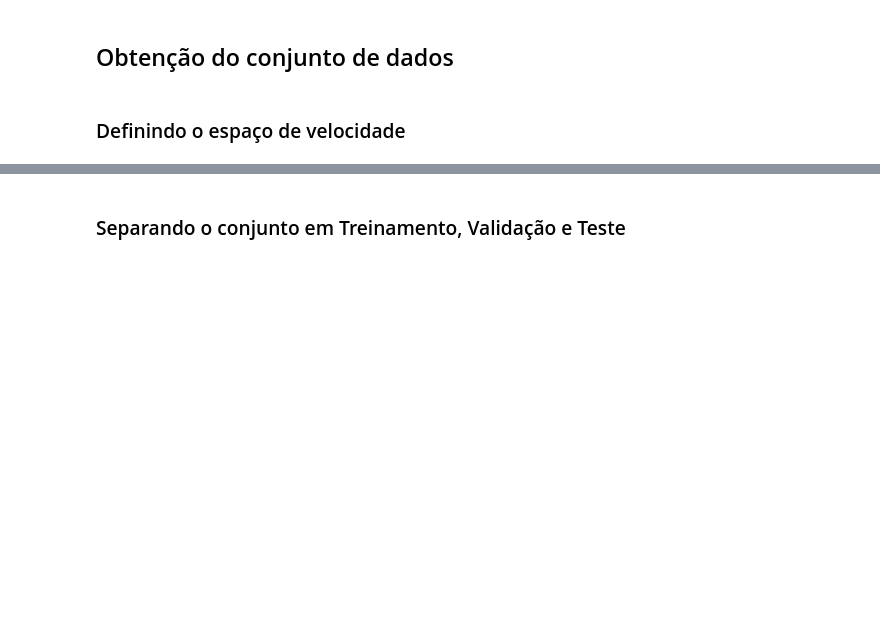
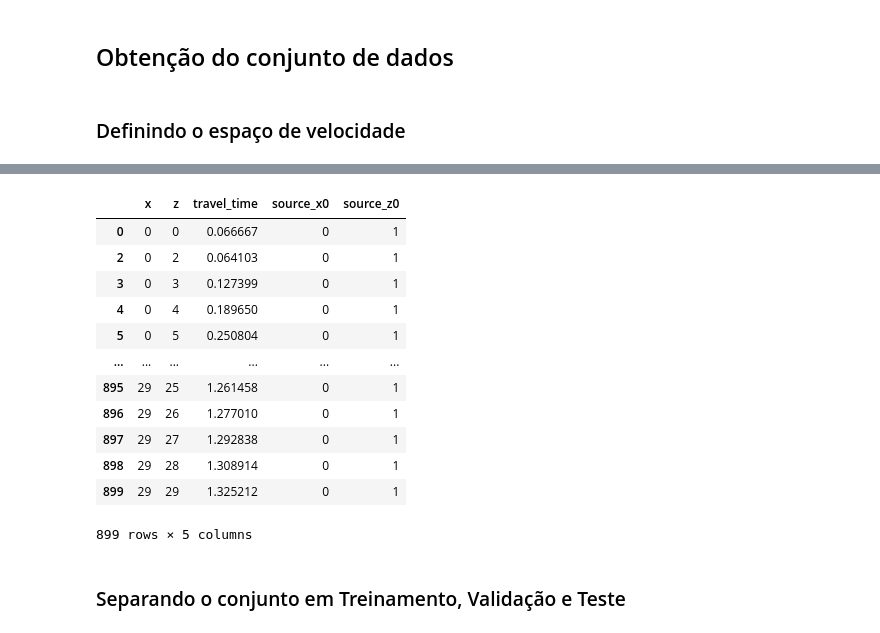
Before and after one commit to viniciuspaiva1/TCC-Eikonal, a Jupyter notebook: first_steps.ipynb, the cells around one changed output, grey strips where cells are left out. Saved outputs shown, nothing was run; the diff lists cells and outputs as text; code cells hidden in the pictures; blank space fills up the shorter version.

```diff
--- a/first_steps.ipynb
+++ b/first_steps.ipynb
@@ -87,3 +102,19 @@ df = dtg.generateMultipleData(
+# %%
+df[(df['source_x0'] == 0) & (df['source_z0']== 1)]
+# %% [output]
+|  | x | z | travel_time | source_x0 | source_z0 |
+| 0 | 0 | 0 | 0.066667 | 0 | 1 |
+| 2 | 0 | 2 | 0.064103 | 0 | 1 |
+| 3 | 0 | 3 | 0.127399 | 0 | 1 |
+| 4 | 0 | 4 | 0.189650 | 0 | 1 |
+| 5 | 0 | 5 | 0.250804 | 0 | 1 |
+| ... | ... | ... | ... | ... | ... |
+| 895 | 29 | 25 | 1.261458 | 0 | 1 |
+| 896 | 29 | 26 | 1.277010 | 0 | 1 |
+| 897 | 29 | 27 | 1.292838 | 0 | 1 |
+| 898 | 29 | 28 | 1.308914 | 0 | 1 |
+| 899 | 29 | 29 | 1.325212 | 0 | 1 |
+899 rows × 5 columns
 # %%
 df[['x', 'z', 'source_x0', 'source_z0']] = df[['x', 'z', 'source_x0', 'source_z0']]
 # %%
```
Also changed, not shown: parts of 13 cells of this notebook, 8 other files.
